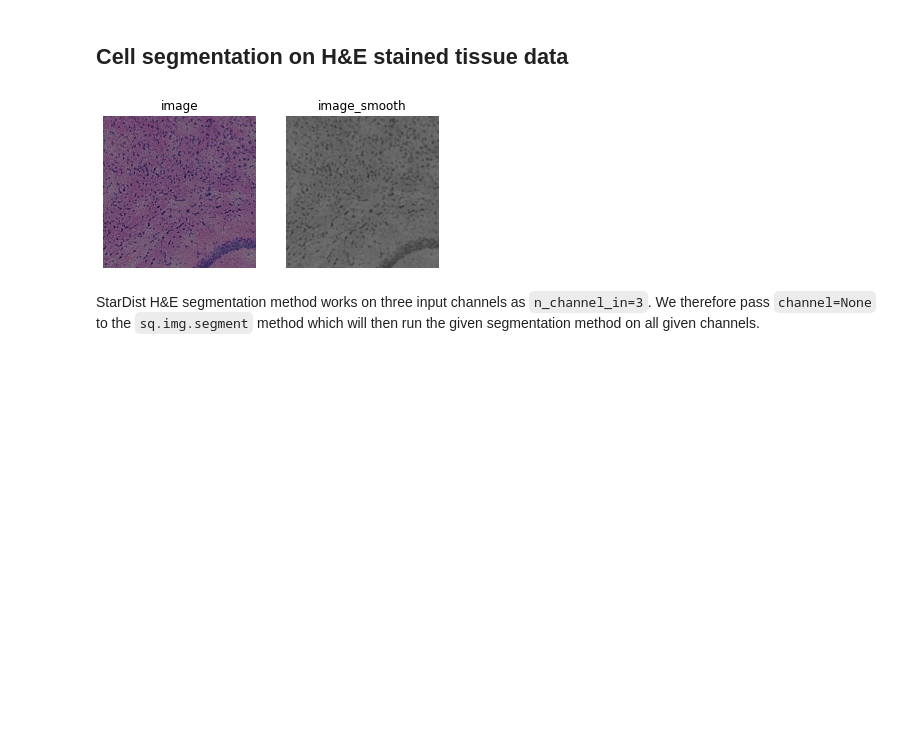
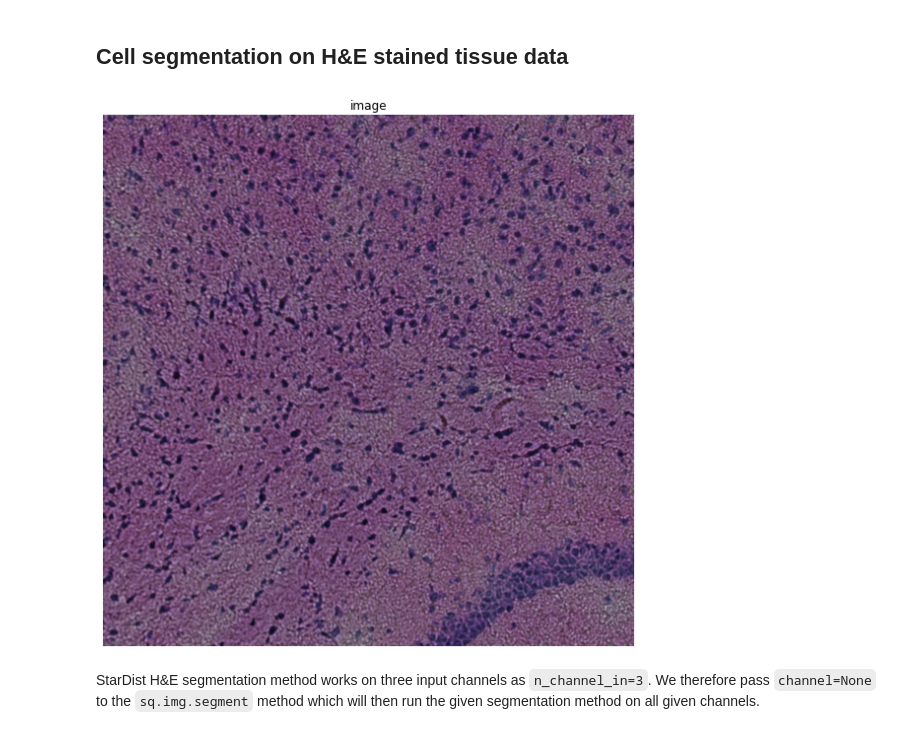
Before and after one commit to scverse/squidpy_notebooks, a Jupyter notebook: docs/source/external_tutorials/tutorial_stardist.ipynb, the cells around one changed output. Drawn from its saved outputs; the diff is of its cells as text; code cells hidden in the pictures; blank space fills up the shorter version.

Commit message:
remove smoothing method for h&e example

```diff
--- a/docs/source/external_tutorials/tutorial_stardist.ipynb
+++ b/docs/source/external_tutorials/tutorial_stardist.ipynb
@@ -110,18 +110,10 @@ Number of segments in crop: 412
 # %%
 # load H&E stained tissue image and crop to a smaller segment
 img = sq.datasets.visium_hne_image_crop()
 crop = img.crop_corner(0, 0, size=1000)
-
-# smooth image
-sq.im.process(crop, layer="image", method="smooth", sigma=4)
-
-# plot the result
-fig, axes = plt.subplots(1, 2)
-for layer, ax in zip(["image", "image_smooth"], axes):
-    crop.show(layer, ax=ax)
-    ax.set_title(layer)
+crop.show("image")
 # %% [output]
-[figure, old version]
+[figure, new version]
 # %%
 def stardist_2D_versatile_he(img, nms_thresh=None, prob_thresh=None):
     #axis_norm = (0,1)   # normalize channels independently
```
Also changed, not shown: parts of 3 cells of this notebook.
